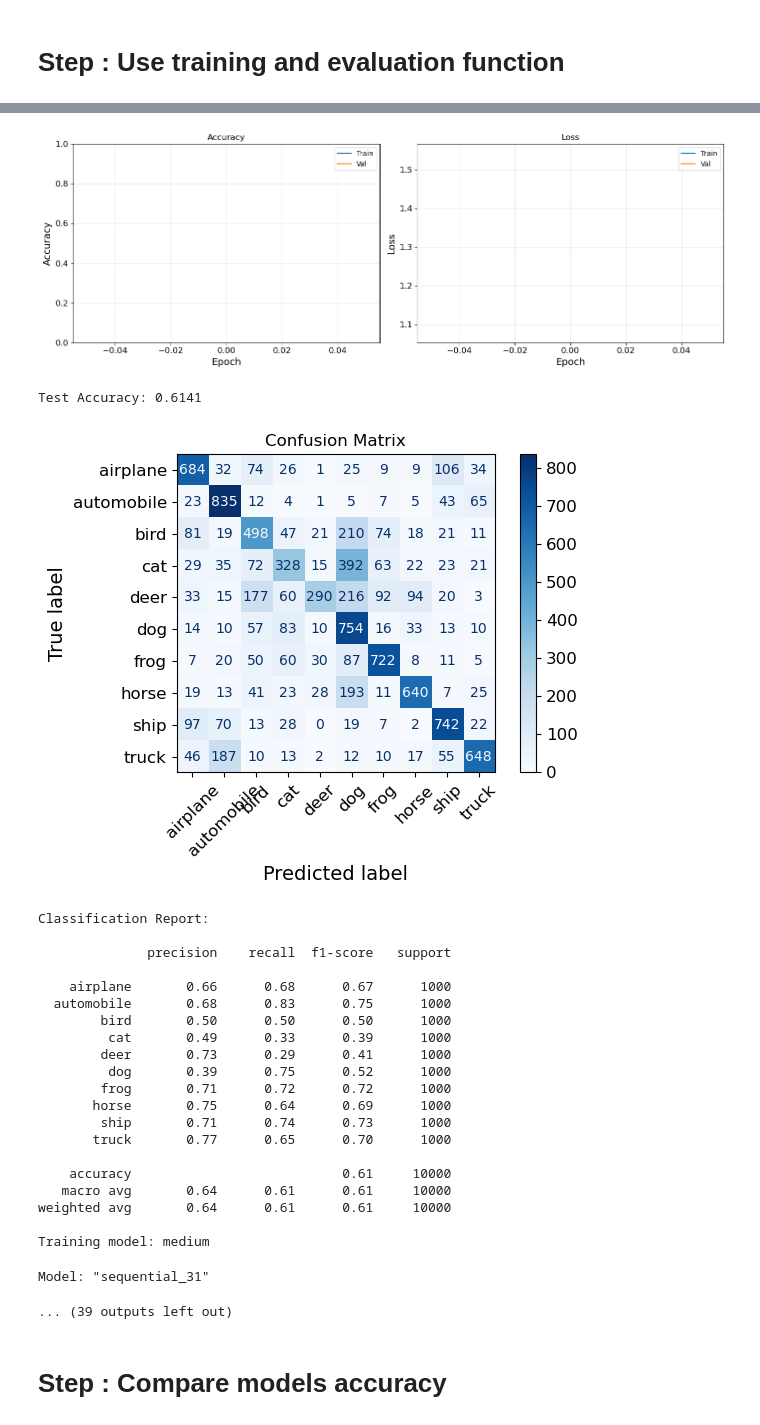
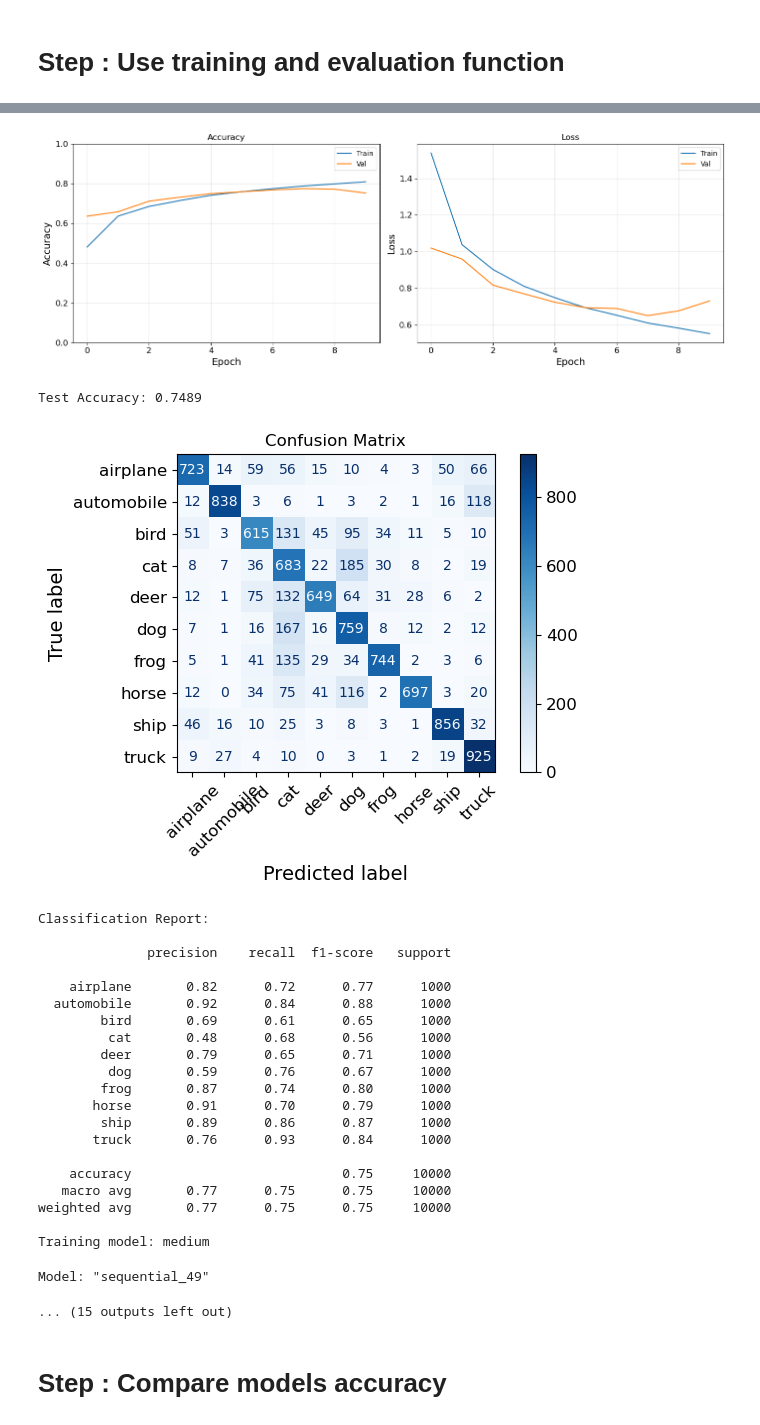
Before and after one commit to elfreyer/project_module_2, a Jupyter notebook: cifar10_CNN.ipynb, the cells around one changed output, grey strips where cells are left out. Drawn from its saved outputs; the diff is of its cells as text; code cells hidden in the pictures.

Commit message:
to 10 epoch

```diff
--- a/cifar10_CNN.ipynb
+++ b/cifar10_CNN.ipynb
@@ -509,5 +509,5 @@ val_ds = (tf.data.Dataset.from_tensor_slices((X_val, y_val))
 # %% [markdown]
 # Step : Train the small model
 # %%
-history_small = model.fit(train_ds, epochs=10, validation_data=val_ds)
+history_small = model.fit(train_ds, epochs=1, validation_data=val_ds)
 # %% [output]
@@ -703,7 +684,7 @@ for name in model_names:
         val_ds=val_ds,
         optimizer=tf.keras.optimizers.Adam(),
         loss_fn="categorical_crossentropy",
-        epochs=1,
+        epochs=10,
         X_test=X_test,
         y_test=y_test,
         class_names=classNames
@@ -737,28 +737,28 @@ Model: "sequential_30"
-[figure, old version]
+[figure, new version]
-Test Accuracy: 0.6141
+Test Accuracy: 0.7489
-[figure, old version]
+[figure, new version]
 Classification Report:
 
               precision    recall  f1-score   support
 
-    airplane       0.66      0.68      0.67      1000
-  automobile       0.68      0.83      0.75      1000
-        bird       0.50      0.50      0.50      1000
-         cat       0.49      0.33      0.39      1000
-        deer       0.73      0.29      0.41      1000
-         dog       0.39      0.75      0.52      1000
-        frog       0.71      0.72      0.72      1000
-       horse       0.75      0.64      0.69      1000
-        ship       0.71      0.74      0.73      1000
-       truck       0.77      0.65      0.70      1000
+    airplane       0.82      0.72      0.77      1000
+  automobile       0.92      0.84      0.88      1000
+        bird       0.69      0.61      0.65      1000
+         cat       0.48      0.68      0.56      1000
+        deer       0.79      0.65      0.71      1000
+         dog       0.59      0.76      0.67      1000
+        frog       0.87      0.74      0.80      1000
+       horse       0.91      0.70      0.79      1000
+        ship       0.89      0.86      0.87      1000
+       truck       0.76      0.93      0.84      1000
 
-    accuracy                           0.61     10000
-   macro avg       0.64      0.61      0.61     10000
-weighted avg       0.64      0.61      0.61     10000
+    accuracy                           0.75     10000
+   macro avg       0.77      0.75      0.75     10000
+weighted avg       0.77      0.75      0.75     10000
 
 Training model: medium
-Model: "sequential_31"
+Model: "sequential_49"
-... (39 outputs left out)
+... (15 outputs left out)
 # %% [markdown]
 # Step : Compare models accuracy
 # %%
```
Also changed, not shown: parts of 9 cells of this notebook.
